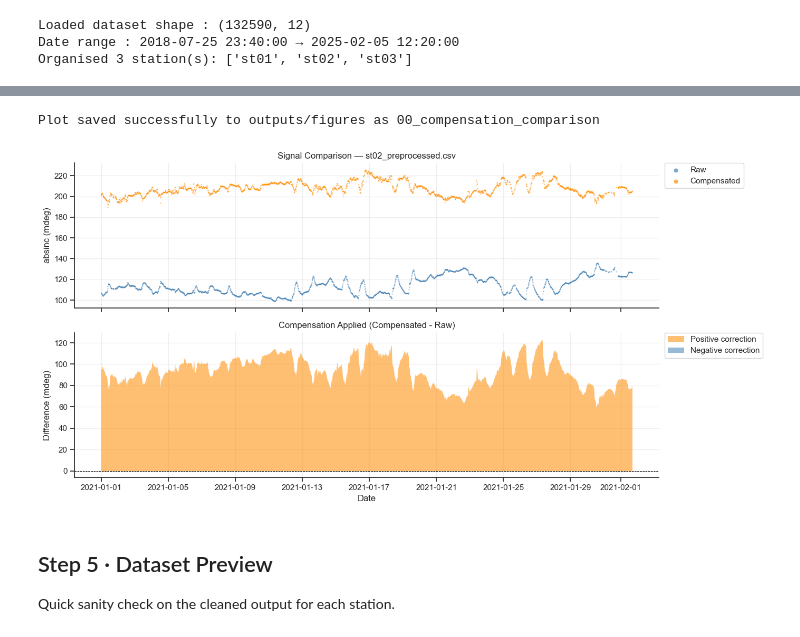
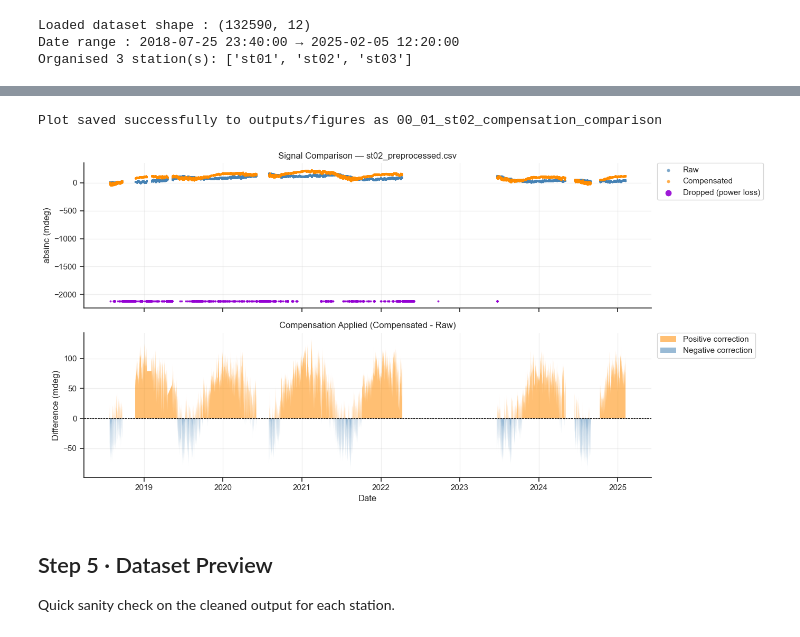
Before and after one commit to eugeniomoreira-iaud/heritageshm, a Jupyter notebook: 00_Sensor_Preprocessing.ipynb, the cells around one changed output, grey strips where cells are left out. Cells and saved outputs as stored; diff of their text form; code cells hidden in the pictures.

```diff
--- a/00_Sensor_Preprocessing.ipynb
+++ b/00_Sensor_Preprocessing.ipynb
@@ -156,26 +221,28 @@ for st, df_st in stations_dict.items():
 # %%
-VIZ_STATION = 'st02'
-VIZ_COL     = SIGNAL_COL        # change if a different column is needed
-VIZ_START   = '2021-01-01'               # e.g. '2020-06-01' — or None for no lower bound
-VIZ_END     = '2021-02-01'               # e.g. '2021-03-31' — or None for no upper bound
+VIZ_STATION      = 'st02'
+VIZ_START        = None
+VIZ_END          = None
+DOT_SIZE         = 2
+DROPPED_DOT_SIZE = None   # None = DOT_SIZE * 4
 
 viz_file     = os.path.join(OUTPUT_DIR, f'{VIZ_STATION}_preprocessed.csv')
 dropped_file = os.path.join(OUTPUT_DIR, f'{VIZ_STATION}_dropped.csv')
 
 plot_compensation_comparison(
     file_path=viz_file,
     signal_col=SIGNAL_COL,
     dropped_path=dropped_file,
-    date_start=VIZ_START,     # set 'YYYY-MM-DD' for zoom
+    date_start=VIZ_START,
     date_end=VIZ_END,
-    dot_size=2,
+    dot_size=DOT_SIZE,
+    dropped_dot_size=DROPPED_DOT_SIZE,
     save_plot=True,
     save_path='outputs/figures',
-    filename='00_compensation_comparison',
+    filename=f'00_01_{VIZ_STATION}_compensation_comparison',
 )
 # %% [output]
-Plot saved successfully to outputs/figures as 00_compensation_comparison
+Plot saved successfully to outputs/figures as 00_01_st02_compensation_comparison
-[figure, old version]
+[figure, new version]
 # %% [markdown]
 ## Step 5 · Dataset Preview
 
```
Also changed, not shown: parts of 10 cells of this notebook, 5 other files.
